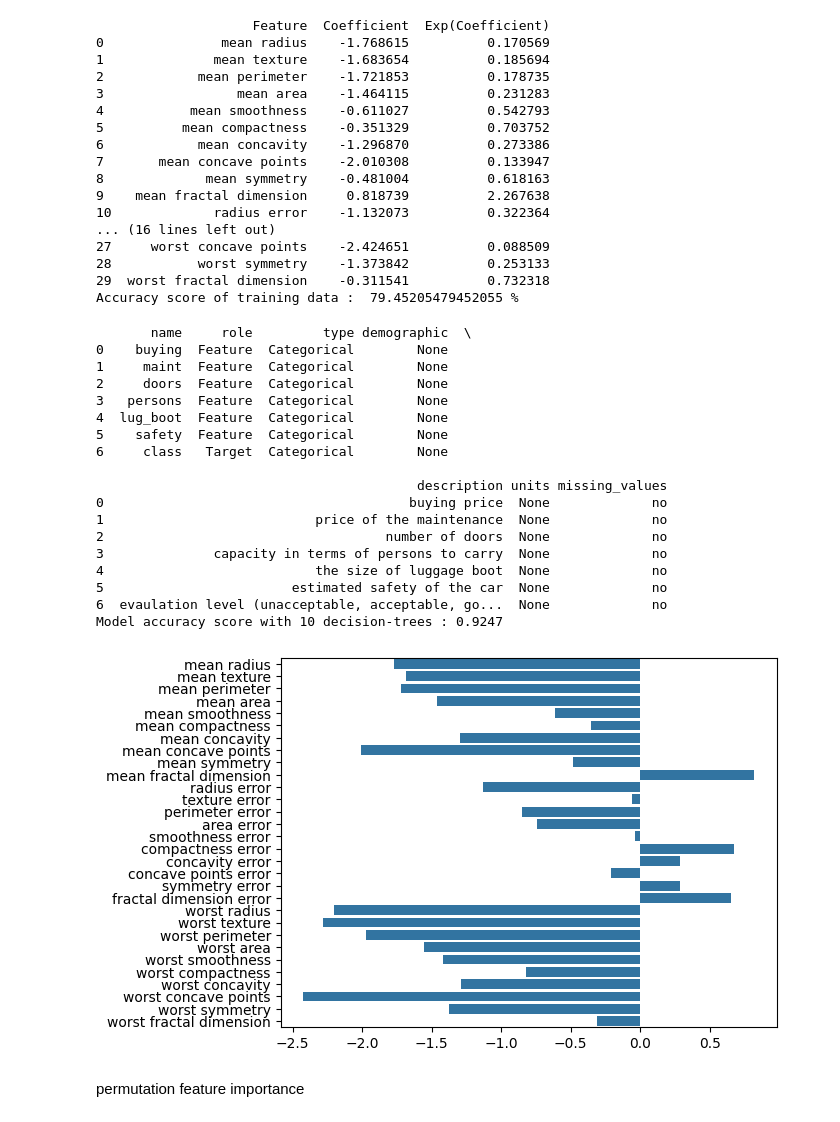
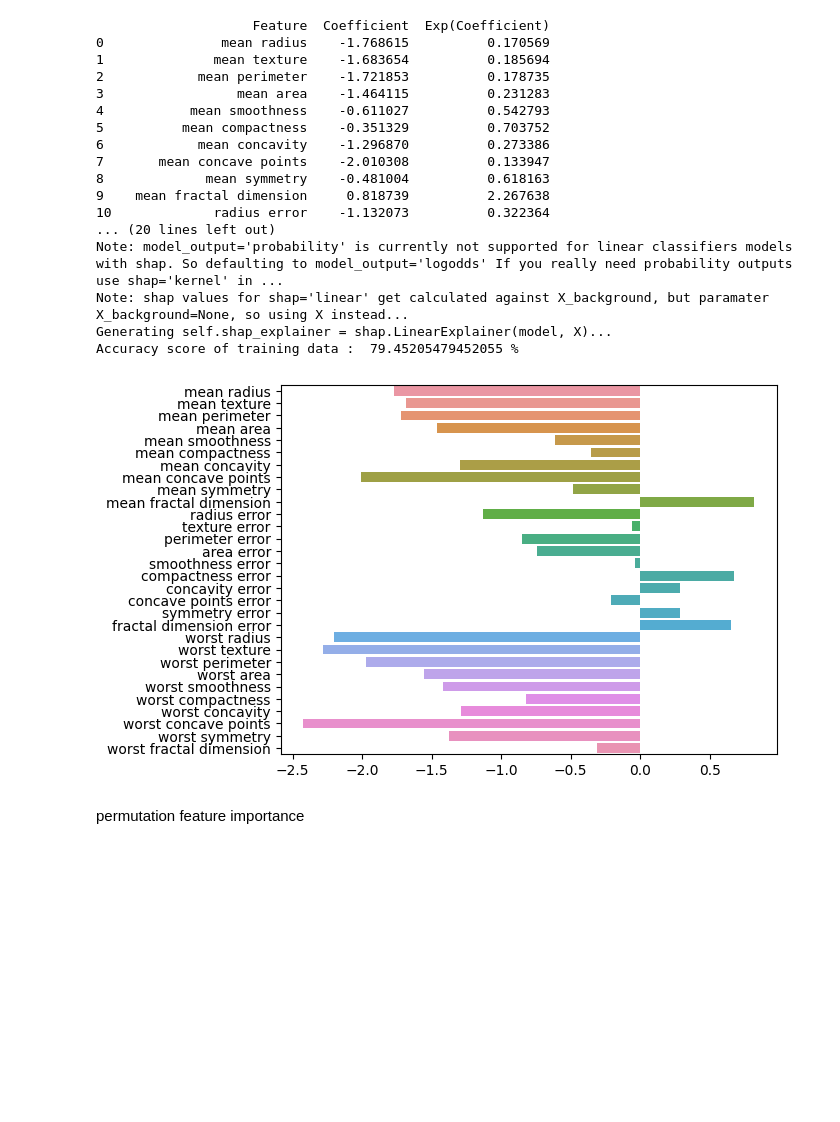
Before and after one commit to Versus-91/blackboxofmachinelearning, a Jupyter notebook: safety_and_customer_sat.ipynb, the cells around one changed output. Saved outputs shown, nothing was run; the diff lists cells and outputs as text; code cells hidden in the pictures; blank space fills up the shorter version.

```diff
--- a/safety_and_customer_sat.ipynb
+++ b/safety_and_customer_sat.ipynb
@@ -21,7 +21,9 @@ import numpy as np
 import statsmodels
 import seaborn as sns
 import pandas as pd
+from explainerdashboard import ClassifierExplainer, ExplainerDashboard
 set_visualize_provider(InlineProvider())
+from dython.nominal import associations  # correlation calculation
 
 
 # Load the Breast Cancer dataset
@@ -57,7 +59,7 @@ exp_coefficients = np.exp(coefficients)
 coef_table = pd.DataFrame(
     {'Feature': feature_names, 'Coefficient': coefficients, 'Exp(Coefficient)': exp_coefficients})
 
-sns.barplot(x=coefficients, y=feature_names, legend=False)
+sns.barplot(x=coefficients, y=feature_names)
 
 # Display the table
 print(coef_table)
@@ -75,56 +77,40 @@ X_train, X_test, Y_train, Y_test = train_test_split(
 model = LogisticRegression(max_iter=2000)
 model.fit(X_train, Y_train)
 X_train_prediction = model.predict(X_train)
+explainer = ClassifierExplainer(model, X_test, Y_test)
+# ExplainerDashboard(explainer).run()
 
 training_data_accuracy = accuracy_score(Y_train, X_train_prediction)
 print('Accuracy score of training data : ', training_data_accuracy*100, '%')
 # Retrieve the feature names and coefficients
 feature_names = X.columns
 coefficients = abs(model.coef_[0])
 
 
 # Calculate the exponentiated coefficients
 exp_coefficients = np.exp(coefficients)
 
 # Create a DataFrame to display the coefficients and their exponentiated values
 coef_table = pd.DataFrame(
     {'Feature': feature_names, 'Coefficient': coefficients, 'Exp(Coefficient)': exp_coefficients})
 # %% [output]
                     Feature  Coefficient  Exp(Coefficient)
 0               mean radius    -1.768615          0.170569
 1              mean texture    -1.683654          0.185694
 2            mean perimeter    -1.721853          0.178735
 3                 mean area    -1.464115          0.231283
 4           mean smoothness    -0.611027          0.542793
 5          mean compactness    -0.351329          0.703752
 6            mean concavity    -1.296870          0.273386
 7       mean concave points    -2.010308          0.133947
 8             mean symmetry    -0.481004          0.618163
 9    mean fractal dimension     0.818739          2.267638
 10             radius error    -1.132073          0.322364
-... (16 lines left out)
-27     worst concave points    -2.424651          0.088509
-28           worst symmetry    -1.373842          0.253133
-29  worst fractal dimension    -0.311541          0.732318
+... (20 lines left out)
+Note: model_output='probability' is currently not supported for linear classifiers models with shap. So defaulting to model_output='logodds' If you really need probability outputs use shap='kernel' in ...
+Note: shap values for shap='linear' get calculated against X_background, but paramater X_background=None, so using X instead...
+Generating self.shap_explainer = shap.LinearExplainer(model, X)...
 Accuracy score of training data :  79.45205479452055 %
-       name     role         type demographic  \
-0    buying  Feature  Categorical        None
-1     maint  Feature  Categorical        None
-2     doors  Feature  Categorical        None
-3   persons  Feature  Categorical        None
-4  lug_boot  Feature  Categorical        None
-5    safety  Feature  Categorical        None
-6     class   Target  Categorical        None
-
-                                         description units missing_values
-0                                       buying price  None             no
-1                           price of the maintenance  None             no
-2                                    number of doors  None             no
-3              capacity in terms of persons to carry  None             no
-4                           the size of luggage boot  None             no
-5                        estimated safety of the car  None             no
-6  evaulation level (unacceptable, acceptable, go...  None             no
-Model accuracy score with 10 decision-trees : 0.9247
-[figure, old version]
+[figure, new version]
 # %% [markdown]
 permutation feature importance
```
Also changed, not shown: parts of 6 cells of this notebook, 15 other files.
